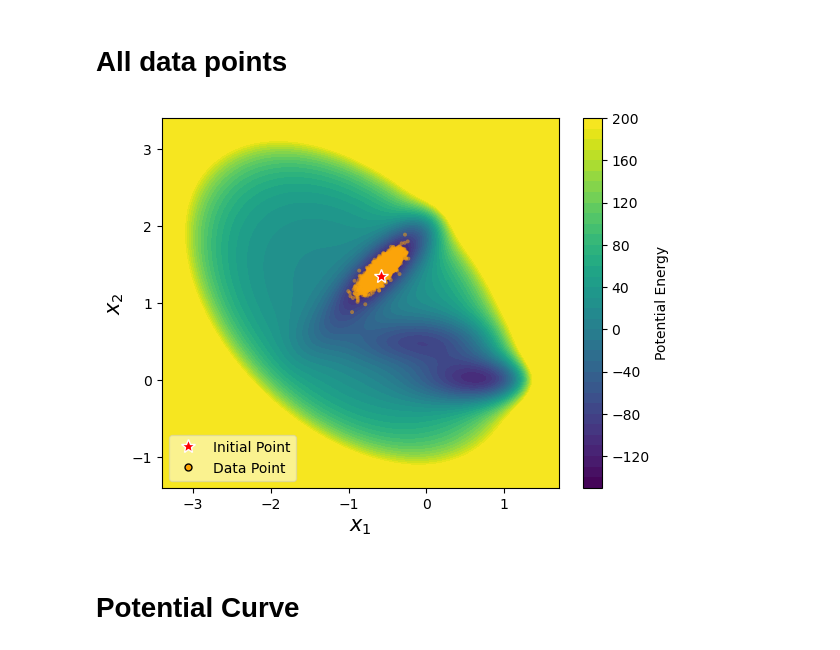
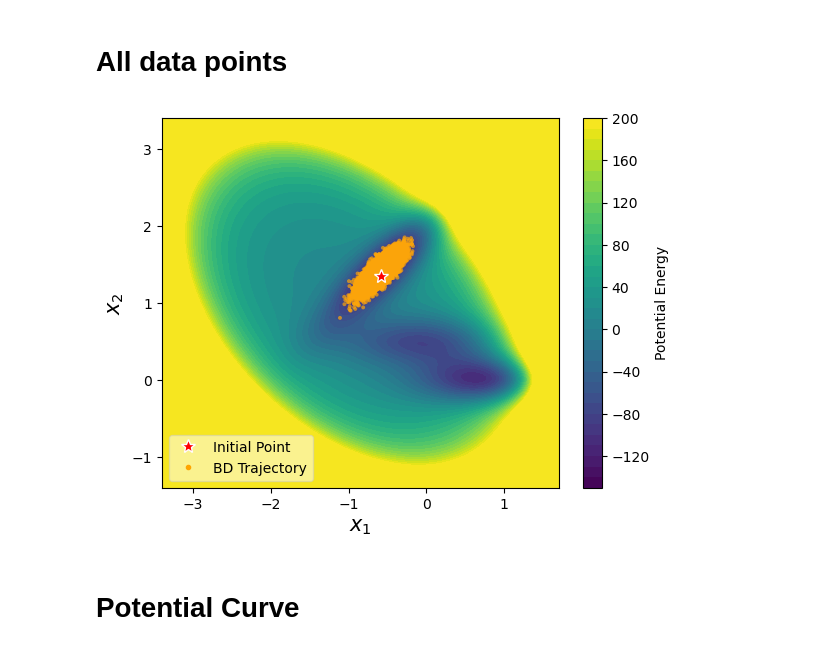
Before and after one commit to hoon-ock/landscape-search, a Jupyter notebook: muller_molsim.ipynb, the cells around one changed output. Cells and saved outputs as stored; diff of their text form; code cells hidden in the pictures.

```diff
--- a/muller_molsim.ipynb
+++ b/muller_molsim.ipynb
@@ -34,7 +34,7 @@ if not os.path.exists(directory):
 # Observation Guided Navigation parameters
 random_seed = 1
 np.random.seed(random_seed)
-total_step = 10000       # total number of steps
+total_step = 100000       # total number of steps
 
 # Brownian simulation parameters
 ## each particle is totally independent, propagating under the same potential
@@ -110,7 +109,7 @@ plt.show()
 # %%
 # traj_all_save = []
 startingPositions = init
-interval = 1000
+interval = int(total_step/10) #1000
 pes.plot(ax=plt.gca(),
          minx=x_limits[0]-e, maxx=x_limits[1]+e,
          miny=y_limits[0]-e, maxy=y_limits[1]+e)
@@ -165,29 +171,29 @@ with open(os.path.join(directory, 'result.pkl'), 'wb') as file:
 # %%
 pes.plot(ax=plt.gca(),
          minx=x_limits[0]-e, maxx=x_limits[1]+e,
          miny=y_limits[0]-e, maxy=y_limits[1]+e)
 
 colors = cm.inferno(np.linspace(0.8, 0.2))
 plt.plot(init[:, 0], init[:, 1],
          '*', markeredgecolor='white', color='r',
          markersize=10, label='Initial Point')
 
 plt.scatter(traj[:,0], traj[:,1],
             edgecolor='none',
             s=8, color=colors[0],
-            alpha=0.5) #, label=f'Data Point')
+            alpha=0.7) #, label=f'Data Point')
 
 plt.xlabel('$x_1$', fontsize=ft)
 plt.ylabel('$x_2$', fontsize=ft)
 plt.xlim(x_limits[0], x_limits[1])
 plt.ylim(y_limits[0], y_limits[1])
-plt.plot([], [], '.', markeredgecolor='black', c='orange', markersize=10, label='Data Point')
+plt.plot([], [], '.', c='orange', label='BD Trajectory')
 
 plt.legend(fontsize=ft-5, loc='lower left', framealpha=0.5)
 plt.savefig(os.path.join(directory,'all_points.png'), bbox_inches='tight', facecolor='w')
 plt.show()
 # %% [output]
-[figure, old version]
+[figure, new version]
 # %% [markdown]
 # Potential Curve
 # %%
```
Also changed, not shown: parts of 2 cells of this notebook, 8 other files.
